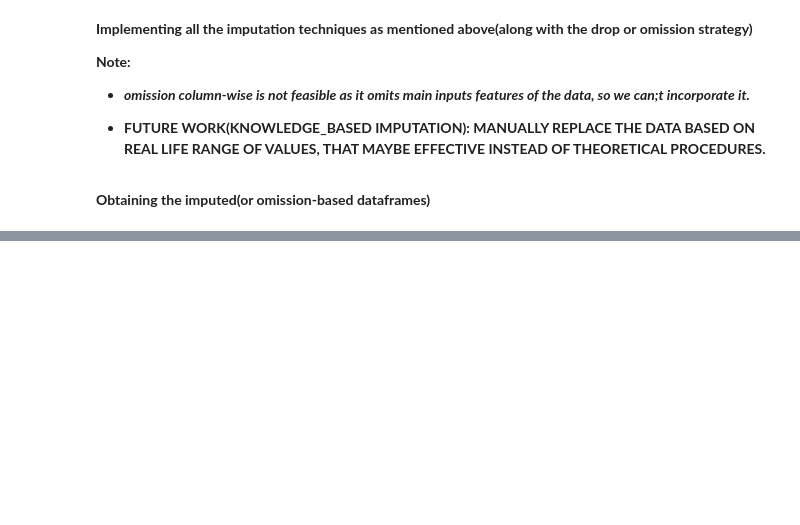
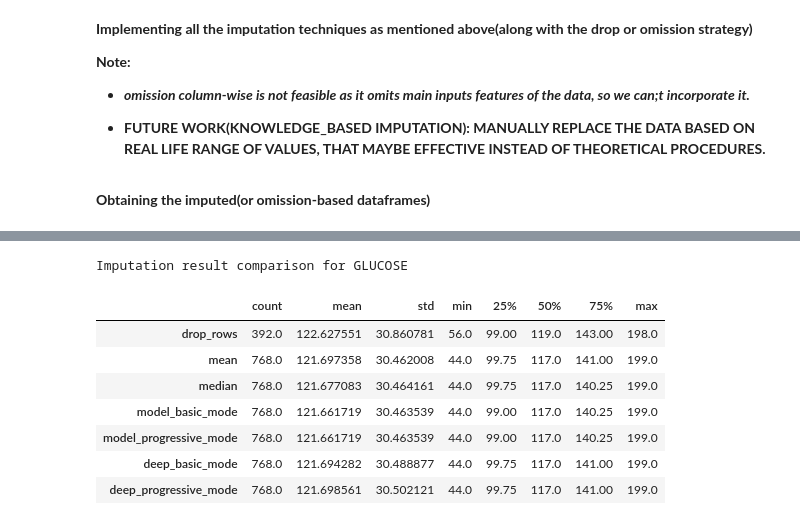
Before and after one commit to sayan0506/Prediction-model-for-Diabetes, a Jupyter notebook: Pima_Indian_Diabetes_prediction_model.ipynb, the cells around one changed output, grey strips where cells are left out. Drawn from its saved outputs; the diff is of its cells as text; code cells hidden in the pictures; blank space fills up the shorter version.

```diff
--- a/Pima_Indian_Diabetes_prediction_model.ipynb
+++ b/Pima_Indian_Diabetes_prediction_model.ipynb
@@ -554,9 +539,9 @@ df_mean = impute_data(df_mod, impute_strategy = 'mean', standardize = None)
 # imputation with classifier median
 df_median = impute_data(df_mod, impute_strategy = 'median', standardize = None)
 # imputation with deep-model basic-mode
-df_deep_base = datawig_base(df_mod)
-# imputation with deep-model basic-mode
-df_deep_progressive = datawig_progressive(df_mod)
+df_deep_base = impute_data(df_mod, impute_strategy = 'deep_basic_mode', standardize = None)
+# imputation with deep-model progressive-mode
+df_deep_progressive = impute_data(df_mod, impute_strategy = 'deep_progressive_mode', standardize = None)
 # %% [output]
 Overall Missing check in drop_rows strategy: 0
 Overall Missing check in model_basic_mode strategy: 0
@@ -576,2 +569,0 @@ for col in missing_data_ascending.keys():
-# %%
-dp = pd.DataFrame(data = df_mod['Glucose'].describe().values.reshape(1,8), index = ['new'], columns = list(df_mod['Glucose'].describe().keys()))
@@ -582,0 +586,10 @@ dp
+# %%
+def feature_wise_comparison(feature):
+  for sr, method in enumerate(strategy_list):
+    data = dataframe_list[sr][feature].describe().values.reshape(1,8)
+    # print(data)
+    if sr == 0:
+      dp = pd.DataFrame(data = data, index = [method], columns = stat_param_list)
+    else:
+      dp.loc[method, ] = data
+  return dp
@@ -582,0 +617,14 @@ dp
+# %%
+feature = 'Glucose'
+print('Imputation result comparison for GLUCOSE')
+feature_wise_comparison(feature)
+# %% [output]
+Imputation result comparison for GLUCOSE
+|  | count | mean | std | min | 25% | 50% | 75% | max |
+| drop_rows | 392.0 | 122.627551 | 30.860781 | 56.0 | 99.00 | 119.0 | 143.00 | 198.0 |
+| mean | 768.0 | 121.697358 | 30.462008 | 44.0 | 99.75 | 117.0 | 141.00 | 199.0 |
+| median | 768.0 | 121.677083 | 30.464161 | 44.0 | 99.75 | 117.0 | 140.25 | 199.0 |
+| model_basic_mode | 768.0 | 121.661719 | 30.463539 | 44.0 | 99.00 | 117.0 | 140.25 | 199.0 |
+| model_progressive_mode | 768.0 | 121.661719 | 30.463539 | 44.0 | 99.00 | 117.0 | 140.25 | 199.0 |
+| deep_basic_mode | 768.0 | 121.694282 | 30.488877 | 44.0 | 99.75 | 117.0 | 141.00 | 199.0 |
+| deep_progressive_mode | 768.0 | 121.698561 | 30.502121 | 44.0 | 99.75 | 117.0 | 141.00 | 199.0 |
```
Also changed, not shown: parts of 20 cells of this notebook.
